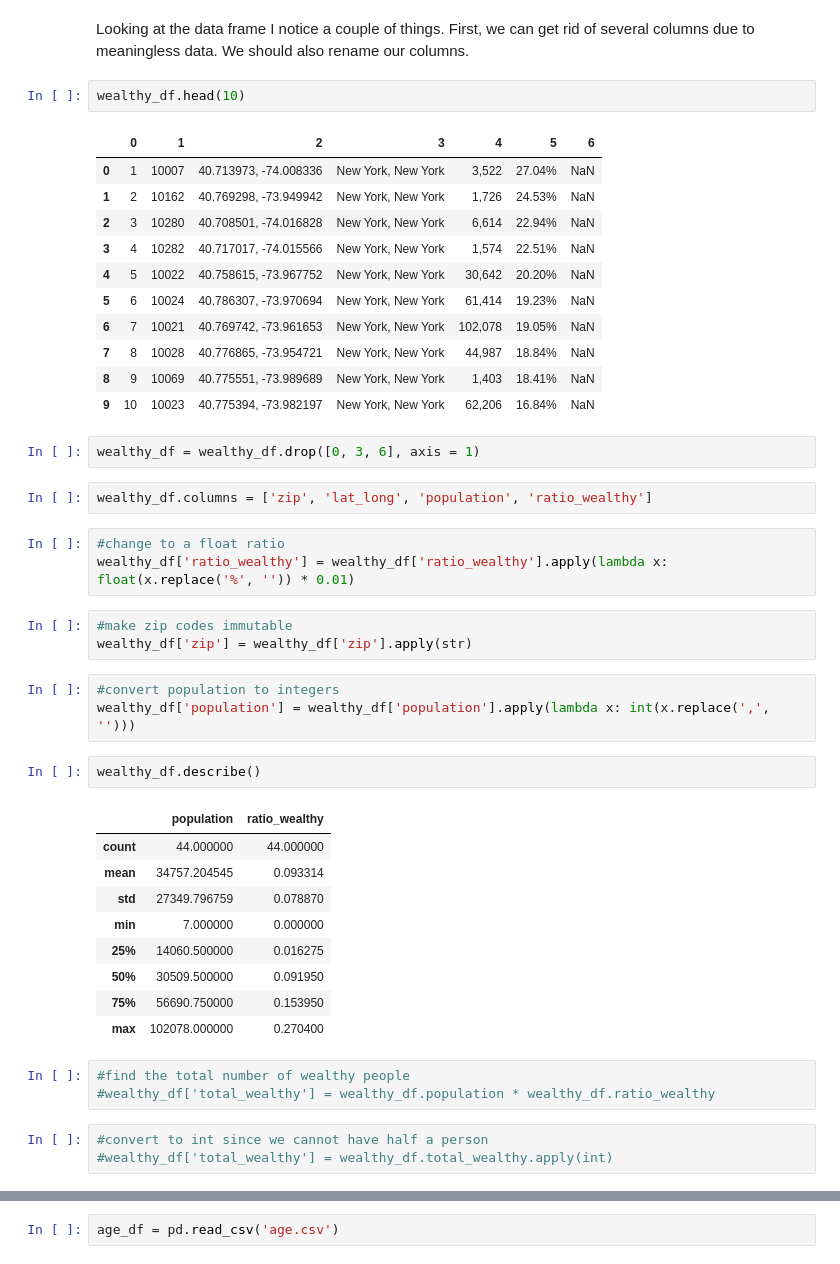
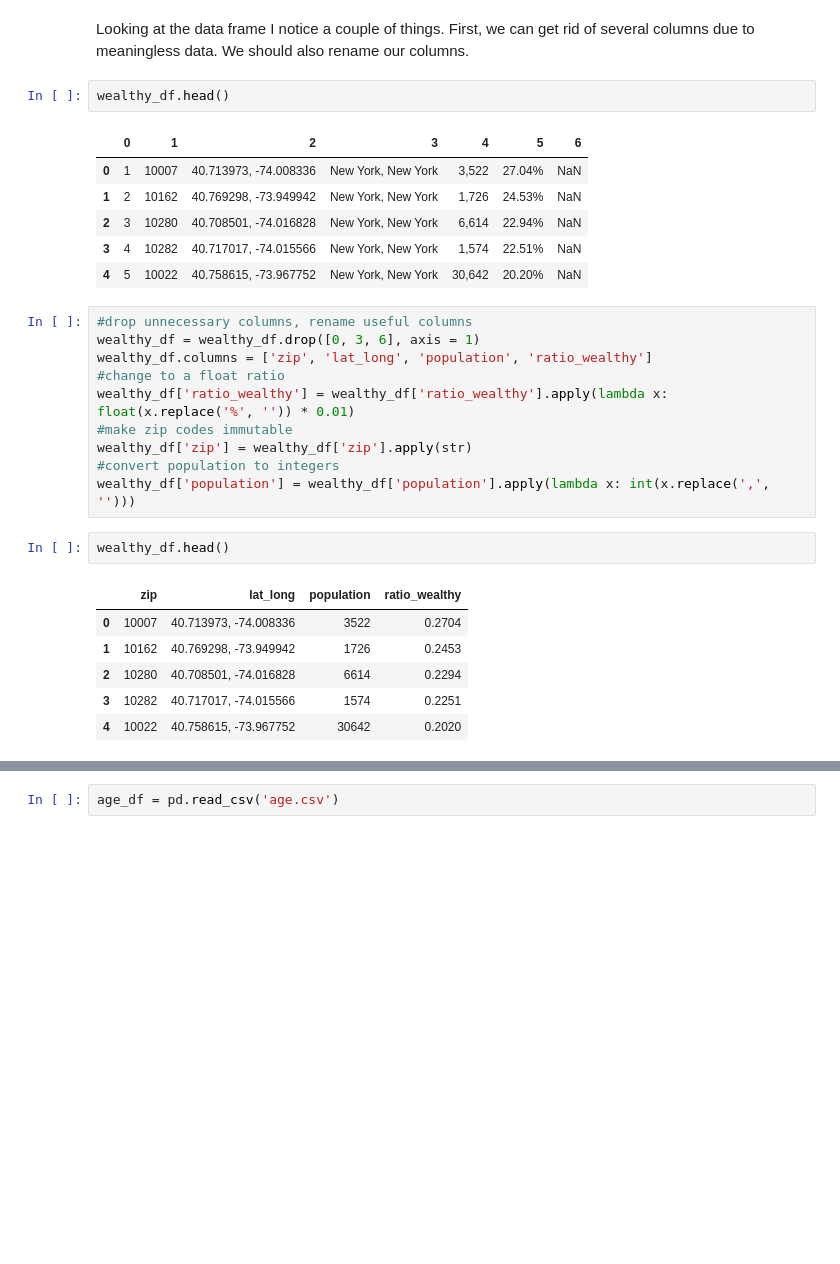
Before and after one commit to DimitriTheoharatos/ProjectBenson, a Jupyter notebook: MTA_EDA_Dimitri-v2.ipynb, the cells around one changed output, grey strips where cells are left out. Saved outputs shown, nothing was run; the diff lists cells and outputs as text; blank space fills up the shorter version.

```diff
--- a/MTA_EDA_Dimitri-v2.ipynb
+++ b/MTA_EDA_Dimitri-v2.ipynb
@@ -309,47 +390,30 @@ wealthy_df = pd.read_csv('200k.csv', header = None)
 # %% [markdown]
 Looking at the data frame I notice a couple of things. First, we can get rid of several columns due to meaningless data.  We should also rename our columns.
 # %%
-wealthy_df.head(10)
+wealthy_df.head()
 # %% [output]
 |  | 0 | 1 | 2 | 3 | 4 | 5 | 6 |
 | 0 | 1 | 10007 | 40.713973, -74.008336 | New York, New York | 3,522 | 27.04% | NaN |
 | 1 | 2 | 10162 | 40.769298, -73.949942 | New York, New York | 1,726 | 24.53% | NaN |
 | 2 | 3 | 10280 | 40.708501, -74.016828 | New York, New York | 6,614 | 22.94% | NaN |
 | 3 | 4 | 10282 | 40.717017, -74.015566 | New York, New York | 1,574 | 22.51% | NaN |
 | 4 | 5 | 10022 | 40.758615, -73.967752 | New York, New York | 30,642 | 20.20% | NaN |
-| 5 | 6 | 10024 | 40.786307, -73.970694 | New York, New York | 61,414 | 19.23% | NaN |
-| 6 | 7 | 10021 | 40.769742, -73.961653 | New York, New York | 102,078 | 19.05% | NaN |
-| 7 | 8 | 10028 | 40.776865, -73.954721 | New York, New York | 44,987 | 18.84% | NaN |
-| 8 | 9 | 10069 | 40.775551, -73.989689 | New York, New York | 1,403 | 18.41% | NaN |
-| 9 | 10 | 10023 | 40.775394, -73.982197 | New York, New York | 62,206 | 16.84% | NaN |
-# %%
-wealthy_df = wealthy_df.drop([0, 3, 6], axis = 1)
-# %%
-wealthy_df.columns = ['zip', 'lat_long', 'population', 'ratio_wealthy']
 # %%
+#drop unnecessary columns, rename useful columns
+wealthy_df = wealthy_df.drop([0, 3, 6], axis = 1)
+wealthy_df.columns = ['zip', 'lat_long', 'population', 'ratio_wealthy']
 #change to a float ratio
 wealthy_df['ratio_wealthy'] = wealthy_df['ratio_wealthy'].apply(lambda x: float(x.replace('%', '')) * 0.01)
+#make zip codes immutable
+wealthy_df['zip'] = wealthy_df['zip'].apply(str)
+#convert population to integers
+wealthy_df['population'] = wealthy_df['population'].apply(lambda x: int(x.replace(',', '')))
-# %%
-#make zip codes immutable
-wealthy_df['zip'] = wealthy_df['zip'].apply(str)
-# %%
-#convert population to integers
-wealthy_df['population'] = wealthy_df['population'].apply(lambda x: int(x.replace(',', '')))
 # %%
-wealthy_df.describe()
+wealthy_df.head()
 # %% [output]
-|  | population | ratio_wealthy |
-| count | 44.000000 | 44.000000 |
-| mean | 34757.204545 | 0.093314 |
-| std | 27349.796759 | 0.078870 |
-| min | 7.000000 | 0.000000 |
-| 25% | 14060.500000 | 0.016275 |
-| 50% | 30509.500000 | 0.091950 |
-| 75% | 56690.750000 | 0.153950 |
-| max | 102078.000000 | 0.270400 |
+|  | zip | lat_long | population | ratio_wealthy |
+| 0 | 10007 | 40.713973, -74.008336 | 3522 | 0.2704 |
+| 1 | 10162 | 40.769298, -73.949942 | 1726 | 0.2453 |
+| 2 | 10280 | 40.708501, -74.016828 | 6614 | 0.2294 |
+| 3 | 10282 | 40.717017, -74.015566 | 1574 | 0.2251 |
+| 4 | 10022 | 40.758615, -73.967752 | 30642 | 0.2020 |
-# %%
-#find the total number of wealthy people
-#wealthy_df['total_wealthy'] = wealthy_df.population * wealthy_df.ratio_wealthy
-# %%
-#convert to int since we cannot have half a person
-#wealthy_df['total_wealthy'] = wealthy_df.total_wealthy.apply(int)
```
Also changed, not shown: parts of 126 cells of this notebook.
